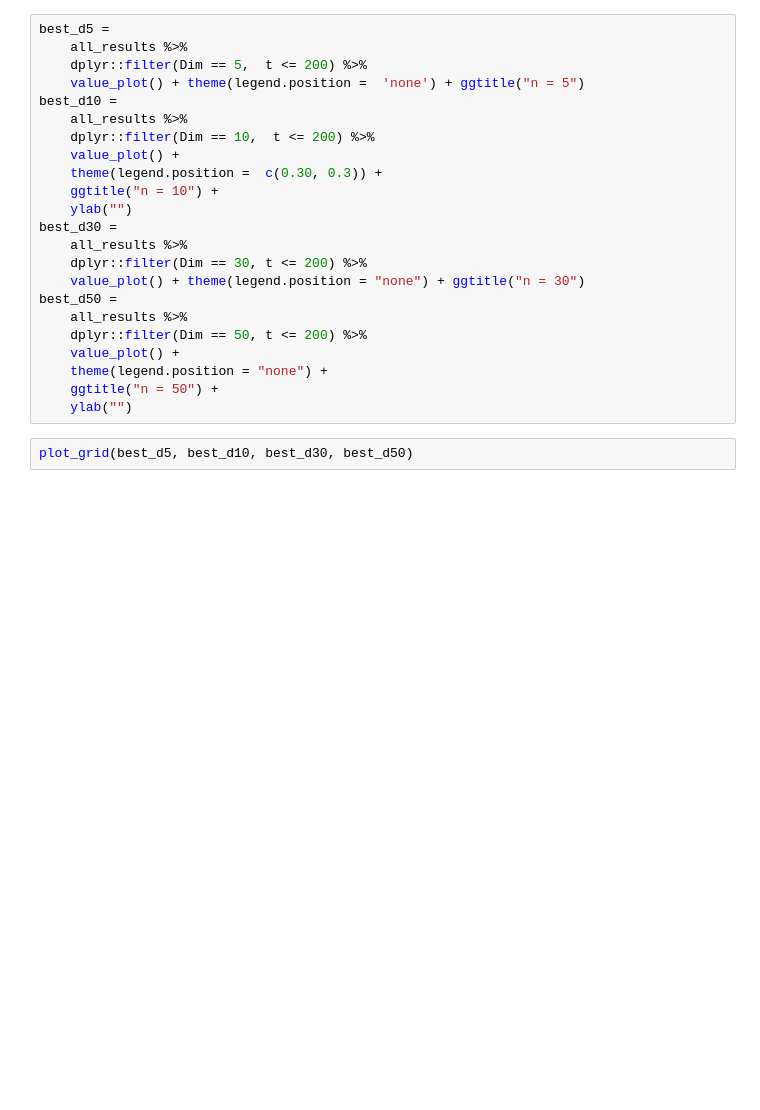
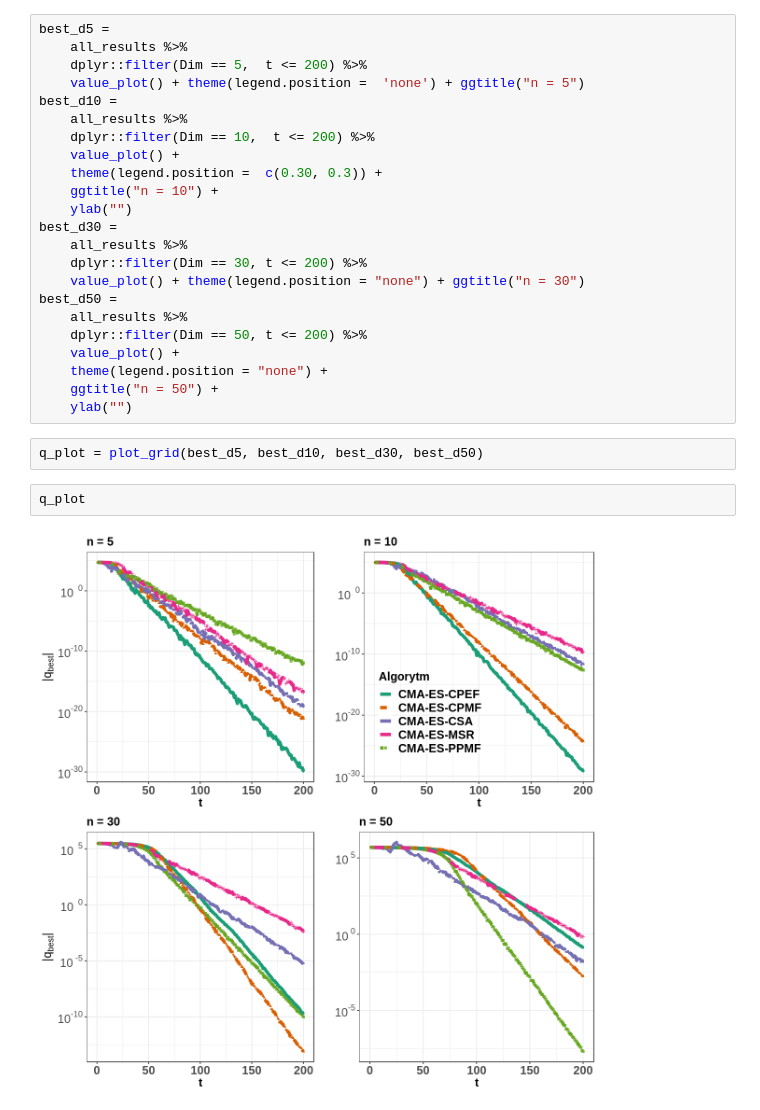
Before and after one commit to warbarbye/MSc-thesis, a Jupyter notebook: notes/Sphere-fitness.ipynb, the cells around one changed output. Cells and saved outputs as stored; diff of their text form; blank space fills up the shorter version.

Commit message:
Add plots

```diff
--- a/notes/Sphere-fitness.ipynb
+++ b/notes/Sphere-fitness.ipynb
@@ -148,4 +148,8 @@ best_d50 =
     ggtitle("n = 50") +
     ylab("")
 # %%
-plot_grid(best_d5, best_d10, best_d30, best_d50)
+q_plot = plot_grid(best_d5, best_d10, best_d30, best_d50)
+# %%
+q_plot
+# %% [output]
+[figure, added]
```
Also changed, not shown: parts of 3 cells of this notebook, 3 other files.
